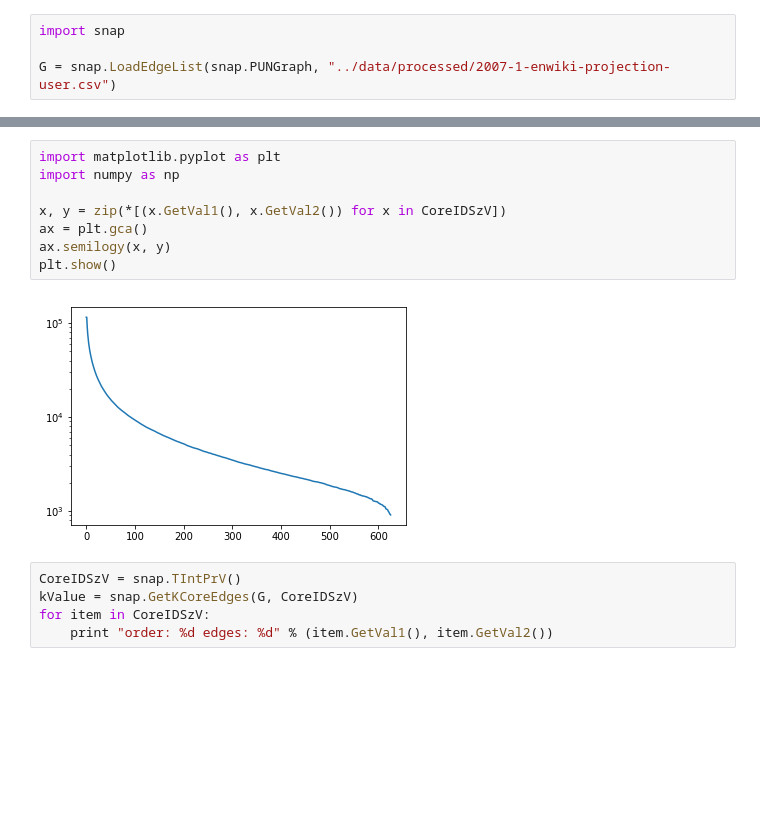
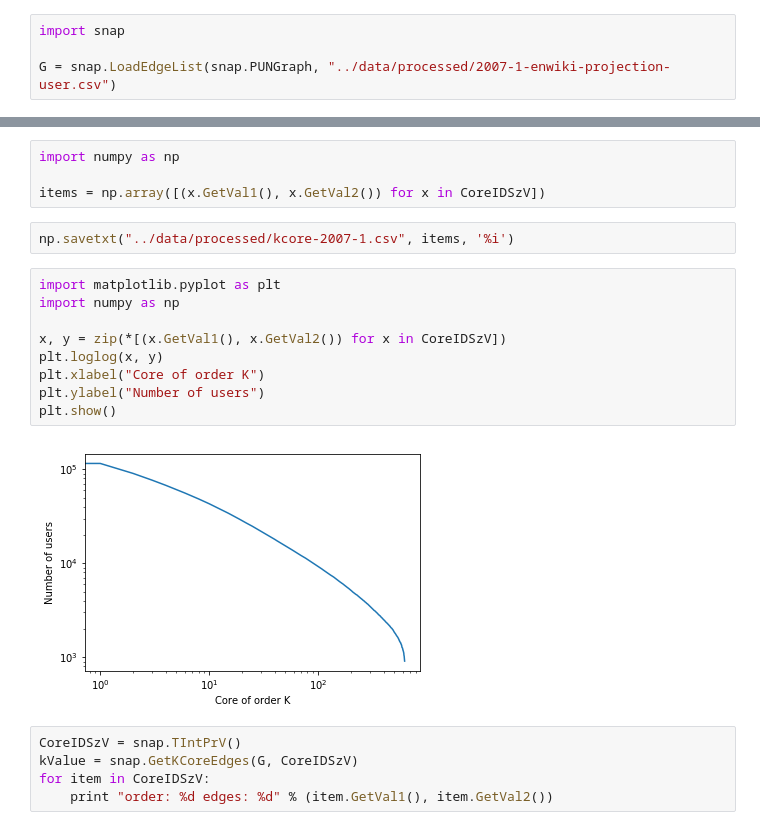
Before and after one commit to cs224w-f18-wikipedia-retention/wikipedia-retention, a Jupyter notebook: notebooks/1.4-acmiyaguchi-kcore.ipynb, the cells around one changed output, grey strips where cells are left out. Drawn from its saved outputs; the diff is of its cells as text; blank space fills up the shorter version.

```diff
--- a/notebooks/1.4-acmiyaguchi-kcore.ipynb
+++ b/notebooks/1.4-acmiyaguchi-kcore.ipynb
@@ -25,16 +25,23 @@ order: 622 nodes: 964
 order: 623 nodes: 932
 order: 624 nodes: 925
 order: 625 nodes: 910
+# %%
+import numpy as np
+
+items = np.array([(x.GetVal1(), x.GetVal2()) for x in CoreIDSzV])
+# %%
+np.savetxt("../data/processed/kcore-2007-1.csv", items, '%i')
 # %%
 import matplotlib.pyplot as plt
 import numpy as np
 
 x, y = zip(*[(x.GetVal1(), x.GetVal2()) for x in CoreIDSzV])
-ax = plt.gca()
-ax.semilogy(x, y)
+plt.loglog(x, y)
+plt.xlabel("Core of order K")
+plt.ylabel("Number of users")
 plt.show()
 # %% [output]
-[figure, old version]
+[figure, new version]
 # %%
 CoreIDSzV = snap.TIntPrV()
 kValue = snap.GetKCoreEdges(G, CoreIDSzV)
```
Also changed, not shown: parts of 3 cells of this notebook, 1 other file.
